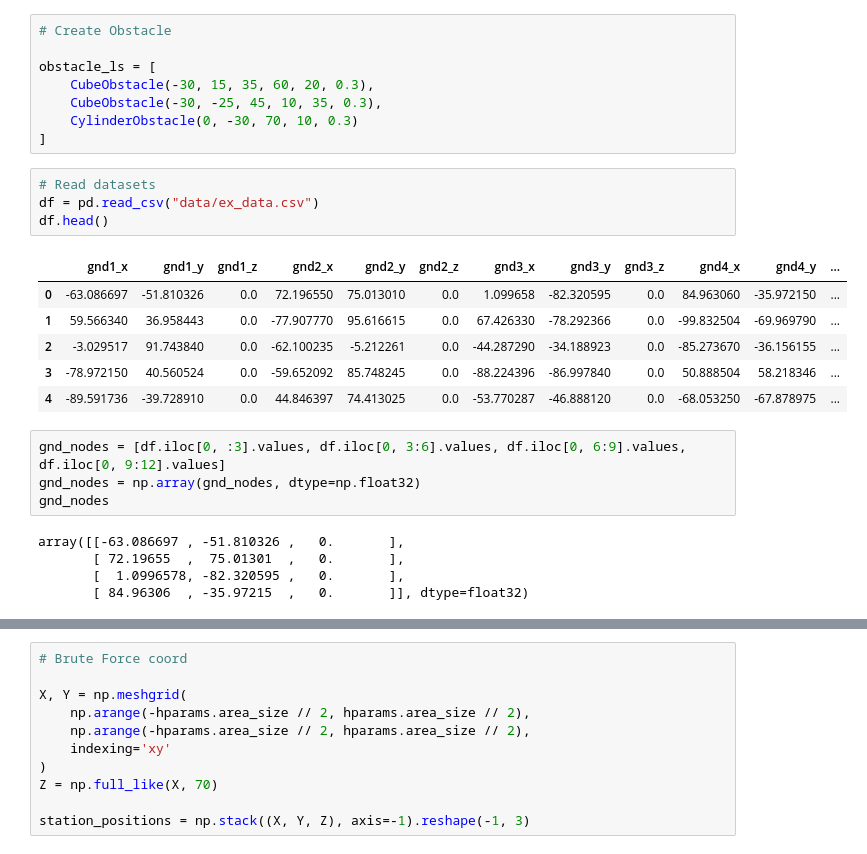
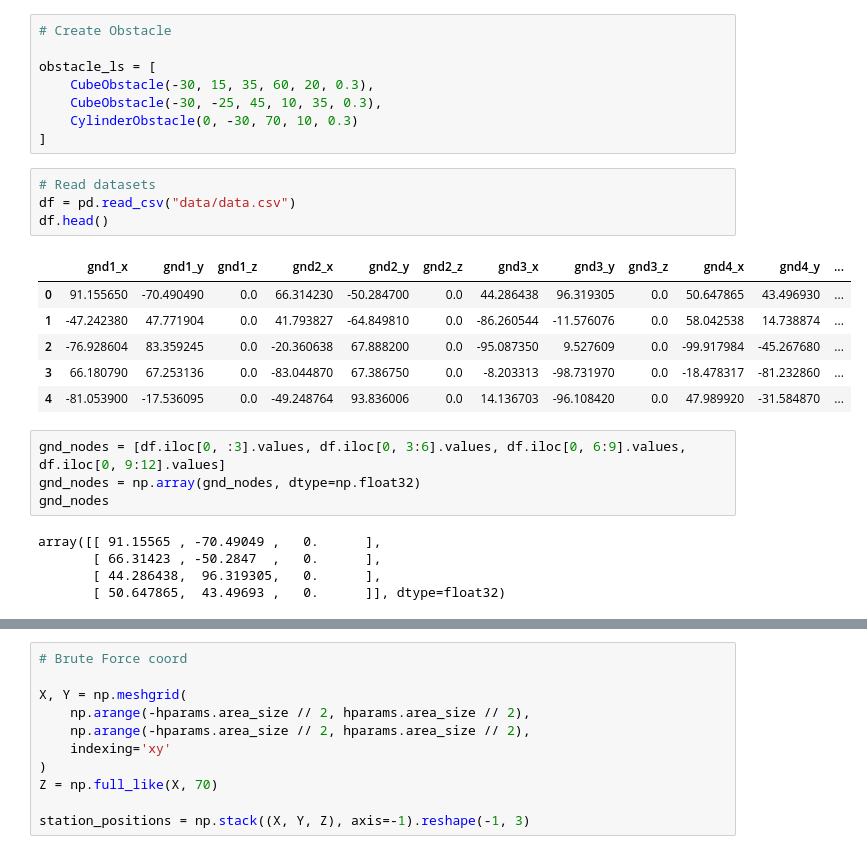
Before and after one commit to YonseiDailyLab/DL-Wireless-AP-Optimise-Using-BlockageAware, a Jupyter notebook: plot_datas.ipynb, the cells around one changed output, grey strips where cells are left out. Cells and saved outputs as stored; diff of their text form.

```diff
--- a/plot_datas.ipynb
+++ b/plot_datas.ipynb
@@ -23,24 +23,24 @@ obstacle_ls = [
 ]
 # %%
 # Read datasets
-df = pd.read_csv("data/ex_data.csv")
+df = pd.read_csv("data/data.csv")
 df.head()
 # %% [output]
 |  | gnd1_x | gnd1_y | gnd1_z | gnd2_x | gnd2_y | gnd2_z | gnd3_x | gnd3_y | gnd3_z | gnd4_x | gnd4_y | ... |
-| 0 | -63.086697 | -51.810326 | 0.0 | 72.196550 | 75.013010 | 0.0 | 1.099658 | -82.320595 | 0.0 | 84.963060 | -35.972150 | ... |
-| 1 | 59.566340 | 36.958443 | 0.0 | -77.907770 | 95.616615 | 0.0 | 67.426330 | -78.292366 | 0.0 | -99.832504 | -69.969790 | ... |
-| 2 | -3.029517 | 91.743840 | 0.0 | -62.100235 | -5.212261 | 0.0 | -44.287290 | -34.188923 | 0.0 | -85.273670 | -36.156155 | ... |
-| 3 | -78.972150 | 40.560524 | 0.0 | -59.652092 | 85.748245 | 0.0 | -88.224396 | -86.997840 | 0.0 | 50.888504 | 58.218346 | ... |
-| 4 | -89.591736 | -39.728910 | 0.0 | 44.846397 | 74.413025 | 0.0 | -53.770287 | -46.888120 | 0.0 | -68.053250 | -67.878975 | ... |
+| 0 | 91.155650 | -70.490490 | 0.0 | 66.314230 | -50.284700 | 0.0 | 44.286438 | 96.319305 | 0.0 | 50.647865 | 43.496930 | ... |
+| 1 | -47.242380 | 47.771904 | 0.0 | 41.793827 | -64.849810 | 0.0 | -86.260544 | -11.576076 | 0.0 | 58.042538 | 14.738874 | ... |
+| 2 | -76.928604 | 83.359245 | 0.0 | -20.360638 | 67.888200 | 0.0 | -95.087350 | 9.527609 | 0.0 | -99.917984 | -45.267680 | ... |
+| 3 | 66.180790 | 67.253136 | 0.0 | -83.044870 | 67.386750 | 0.0 | -8.203313 | -98.731970 | 0.0 | -18.478317 | -81.232860 | ... |
+| 4 | -81.053900 | -17.536095 | 0.0 | -49.248764 | 93.836006 | 0.0 | 14.136703 | -96.108420 | 0.0 | 47.989920 | -31.584870 | ... |
 # %%
 gnd_nodes = [df.iloc[0, :3].values, df.iloc[0, 3:6].values, df.iloc[0, 6:9].values, df.iloc[0, 9:12].values]
 gnd_nodes = np.array(gnd_nodes, dtype=np.float32)
 gnd_nodes
 # %% [output]
-array([[-63.086697 , -51.810326 ,   0.       ],
-       [ 72.19655  ,  75.01301  ,   0.       ],
-       [  1.0996578, -82.320595 ,   0.       ],
-       [ 84.96306  , -35.97215  ,   0.       ]], dtype=float32)
+array([[ 91.15565 , -70.49049 ,   0.      ],
+       [ 66.31423 , -50.2847  ,   0.      ],
+       [ 44.286438,  96.319305,   0.      ],
+       [ 50.647865,  43.49693 ,   0.      ]], dtype=float32)
 # %%
 # environment visualization
 
```
Also changed, not shown: parts of 6 cells of this notebook, 5 other files.
